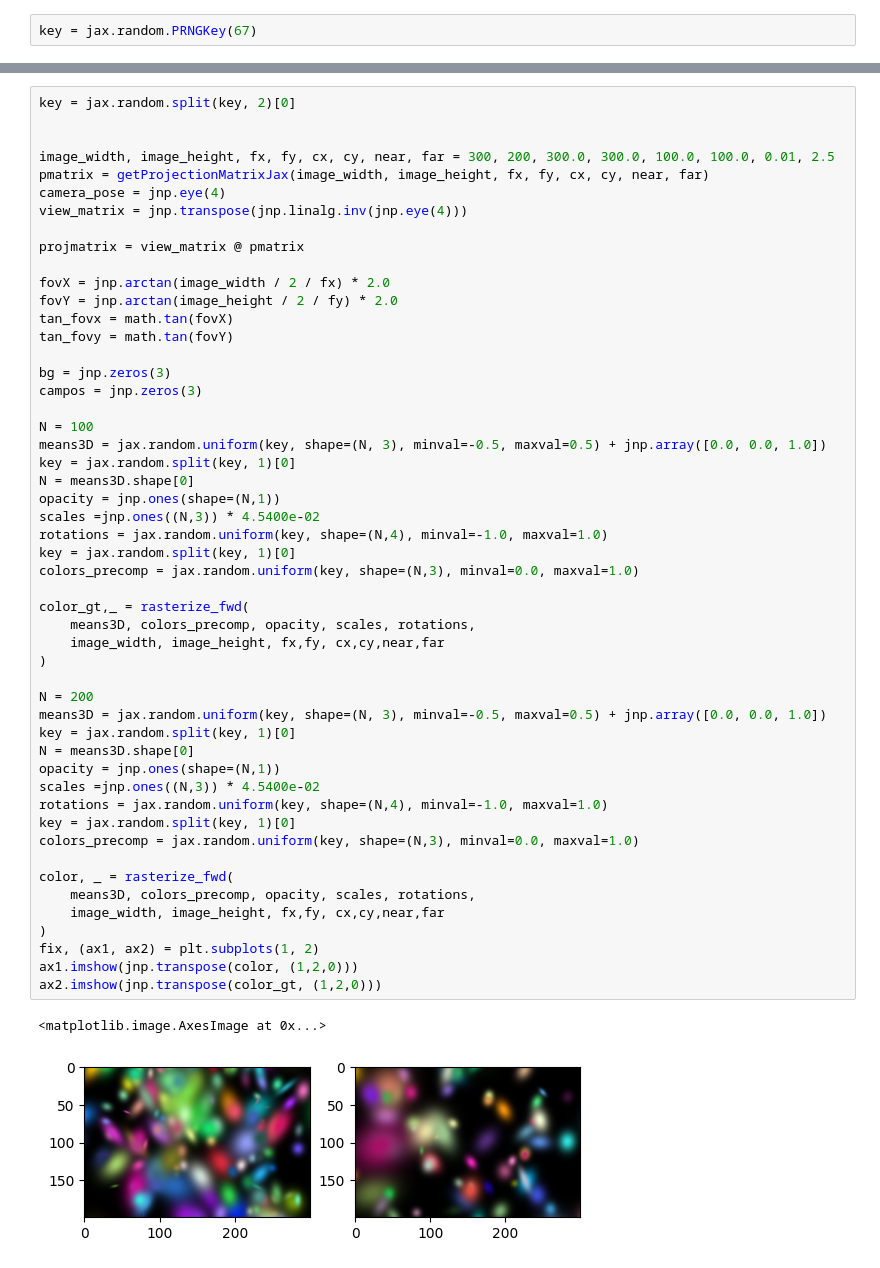
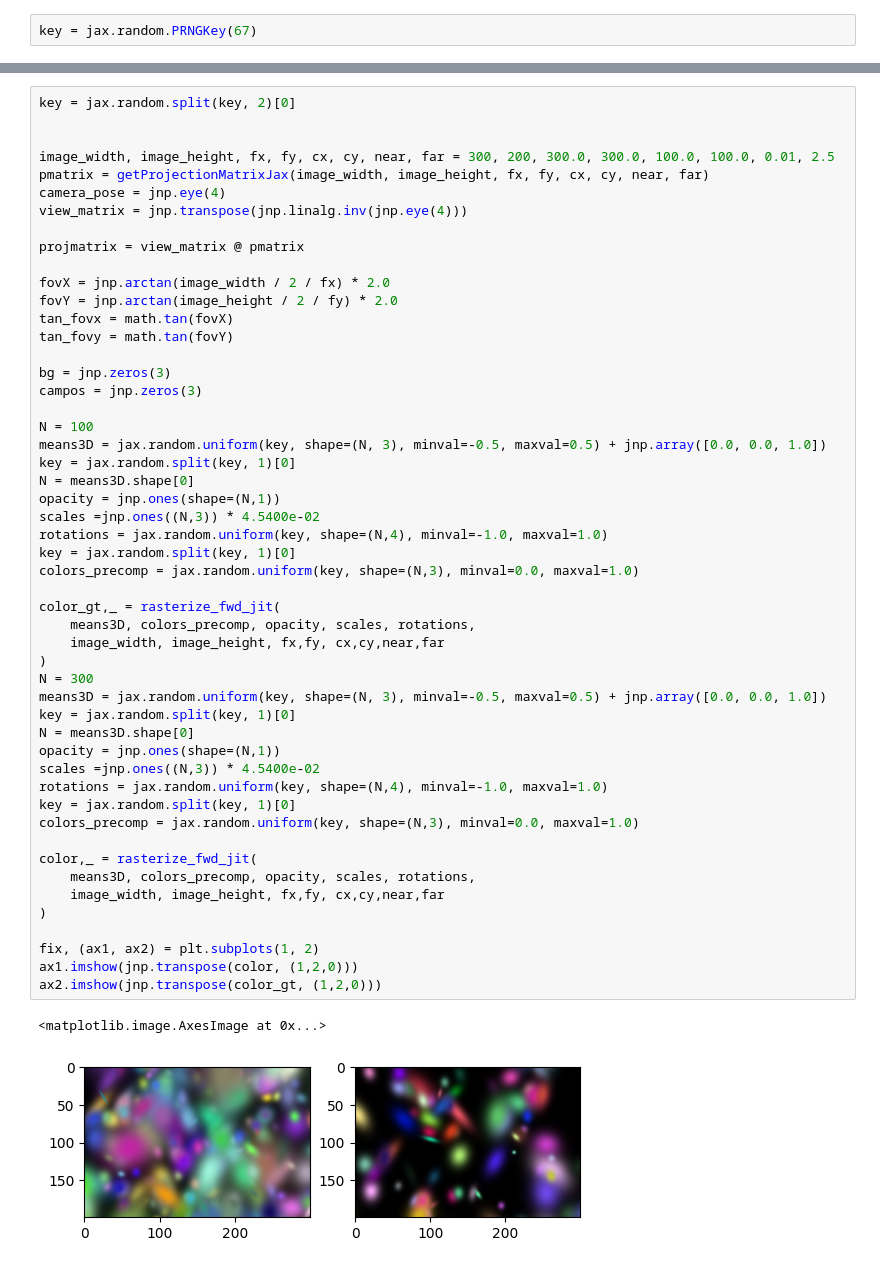
Before and after one commit to nishadgothoskar/diff-gaussian-rasterization, a Jupyter notebook: optimization.ipynb, the cells around one changed output, grey strips where cells are left out. Saved outputs shown, nothing was run; the diff lists cells and outputs as text.

```diff
--- a/optimization.ipynb
+++ b/optimization.ipynb
@@ -37,35 +185,35 @@ campos = jnp.zeros(3)
 N = 100
 means3D = jax.random.uniform(key, shape=(N, 3), minval=-0.5, maxval=0.5) + jnp.array([0.0, 0.0, 1.0])
 key = jax.random.split(key, 1)[0]
 N = means3D.shape[0]
 opacity = jnp.ones(shape=(N,1))
 scales =jnp.ones((N,3)) * 4.5400e-02
 rotations = jax.random.uniform(key, shape=(N,4), minval=-1.0, maxval=1.0)
 key = jax.random.split(key, 1)[0]
 colors_precomp = jax.random.uniform(key, shape=(N,3), minval=0.0, maxval=1.0)
 
-color_gt,_ = rasterize_fwd(
+color_gt,_ = rasterize_fwd_jit(
     means3D, colors_precomp, opacity, scales, rotations,
     image_width, image_height, fx,fy, cx,cy,near,far
 )
-
-N = 200
+N = 300
 means3D = jax.random.uniform(key, shape=(N, 3), minval=-0.5, maxval=0.5) + jnp.array([0.0, 0.0, 1.0])
 key = jax.random.split(key, 1)[0]
 N = means3D.shape[0]
 opacity = jnp.ones(shape=(N,1))
 scales =jnp.ones((N,3)) * 4.5400e-02
 rotations = jax.random.uniform(key, shape=(N,4), minval=-1.0, maxval=1.0)
 key = jax.random.split(key, 1)[0]
 colors_precomp = jax.random.uniform(key, shape=(N,3), minval=0.0, maxval=1.0)
 
-color, _ = rasterize_fwd(
+color,_ = rasterize_fwd_jit(
     means3D, colors_precomp, opacity, scales, rotations,
     image_width, image_height, fx,fy, cx,cy,near,far
 )
+
 fix, (ax1, ax2) = plt.subplots(1, 2)
 ax1.imshow(jnp.transpose(color, (1,2,0)))
 ax2.imshow(jnp.transpose(color_gt, (1,2,0)))
 # %% [output]
 <matplotlib.image.AxesImage at 0x...>
-[figure, old version]
+[figure, new version]
```
Also changed, not shown: parts of 6 cells of this notebook, 1 other file.
